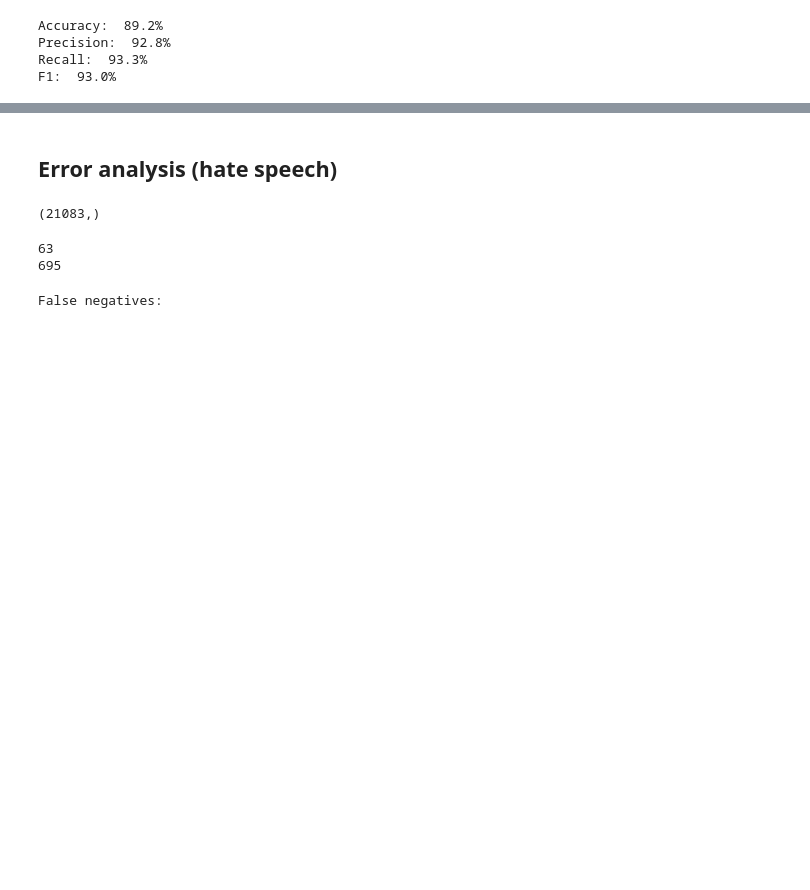
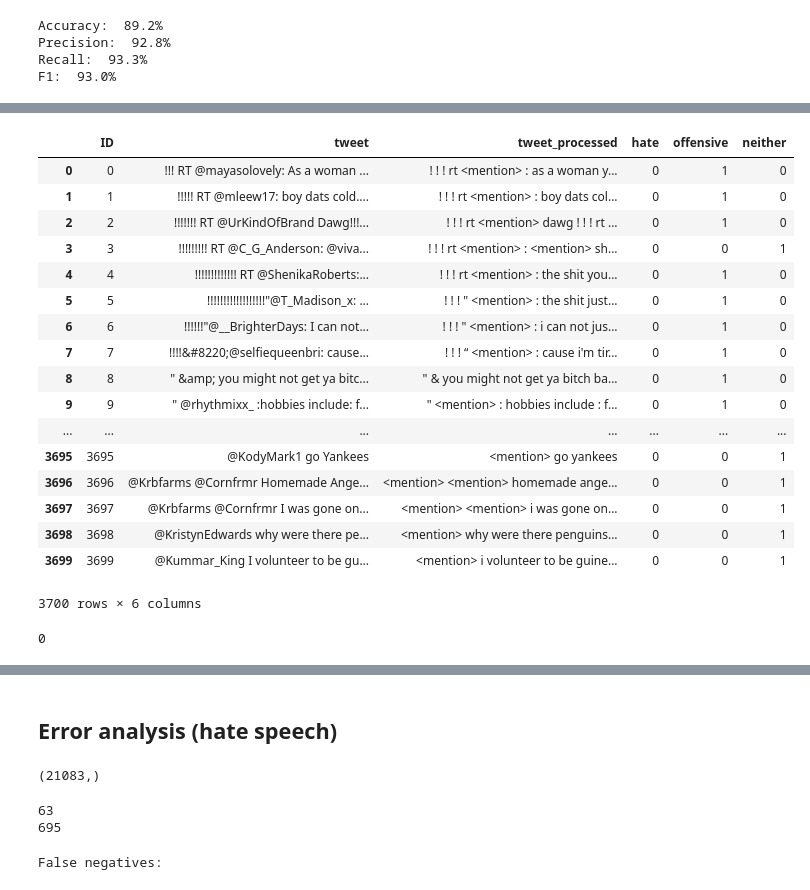
Before and after one commit to michaelmilleryoder/comp-ethics, a Jupyter notebook: jupyter/hw3.ipynb, the cells around one changed output, grey strips where cells are left out. Cells and saved outputs as stored; diff of their text form; code cells hidden in the pictures; blank space fills up the shorter version.

```diff
--- a/jupyter/hw3.ipynb
+++ b/jupyter/hw3.ipynb
@@ -115,0 +151,3 @@ F1:  25.7%
+# %%
+# Fit classifier to all training data
+clf.fit(x['train'], y['train'])
@@ -115,0 +162,8 @@ F1:  25.7%
+# %%
+# Make predictions on test set
+
+bow['test'] = vec.transform(data['test'].tweet_processed.tolist())
+print(bow['test'].shape)
+
+data['test']['hate'] = clf.predict(bow['test'])
+data['test']
@@ -137,3 +215,7 @@ Accuracy:  89.2%
 Precision:  92.8%
 Recall:  93.3%
 F1:  93.0%
+# %%
+# Fit classifier to all training data
+clf = LogisticRegression()
+clf.fit(x['train'], y['train'])
@@ -139,0 +227,8 @@ F1:  93.0%
+# %%
+# Make predictions on test set
+
+bow['test'] = vec.transform(data['test'].tweet_processed.tolist())
+print(bow['test'].shape)
+
+data['test']['offensive'] = clf.predict(bow['test'])
+data['test']
@@ -139,0 +255,28 @@ F1:  93.0%
+# %%
+data['test']['neither'] = [1 if not a and not b else 0 for a,b in zip(data['test']['hate'], data['test']['offensive'])]
+data['test']
+# %% [output]
+|  | ID | tweet | tweet_processed | hate | offensive | neither |
+| 0 | 0 | !!! RT @mayasolovely: As a woman ... | ! ! ! rt <mention> : as a woman y... | 0 | 1 | 0 |
+| 1 | 1 | !!!!! RT @mleew17: boy dats cold.... | ! ! ! rt <mention> : boy dats col... | 0 | 1 | 0 |
+| 2 | 2 | !!!!!!! RT @UrKindOfBrand Dawg!!!... | ! ! ! rt <mention> dawg ! ! ! rt ... | 0 | 1 | 0 |
+| 3 | 3 | !!!!!!!!! RT @C_G_Anderson: @viva... | ! ! ! rt <mention> : <mention> sh... | 0 | 0 | 1 |
+| 4 | 4 | !!!!!!!!!!!!! RT @ShenikaRoberts:... | ! ! ! rt <mention> : the shit you... | 0 | 1 | 0 |
+| 5 | 5 | !!!!!!!!!!!!!!!!!!"@T_Madison_x: ... | ! ! ! " <mention> : the shit just... | 0 | 1 | 0 |
+| 6 | 6 | !!!!!!"@__BrighterDays: I can not... | ! ! ! " <mention> : i can not jus... | 0 | 1 | 0 |
+| 7 | 7 | !!!!&#8220;@selfiequeenbri: cause... | ! ! ! “ <mention> : cause i'm tir... | 0 | 1 | 0 |
+| 8 | 8 | " &amp; you might not get ya bitc... | " & you might not get ya bitch ba... | 0 | 1 | 0 |
+| 9 | 9 | " @rhythmixx_ :hobbies include: f... | " <mention> : hobbies include : f... | 0 | 1 | 0 |
+| ... | ... | ... | ... | ... | ... | ... |
+| 3695 | 3695 | @KodyMark1 go Yankees | <mention> go yankees | 0 | 0 | 1 |
+| 3696 | 3696 | @Krbfarms @Cornfrmr Homemade Ange... | <mention> <mention> homemade ange... | 0 | 0 | 1 |
+| 3697 | 3697 | @Krbfarms @Cornfrmr I was gone on... | <mention> <mention> i was gone on... | 0 | 0 | 1 |
+| 3698 | 3698 | @KristynEdwards why were there pe... | <mention> why were there penguins... | 0 | 0 | 1 |
+| 3699 | 3699 | @Kummar_King I volunteer to be gu... | <mention> i volunteer to be guine... | 0 | 0 | 1 |
+3700 rows × 6 columns
+# %%
+# Select hate speech if both hate speech and offensive lang predicted
+both_idx = data['test'][(data['test']['hate']==1) & (data['test']['offensive'])].index
+len(both_idx)
+# %% [output]
+0
```
Also changed, not shown: parts of 52 cells of this notebook, 1 other file.
